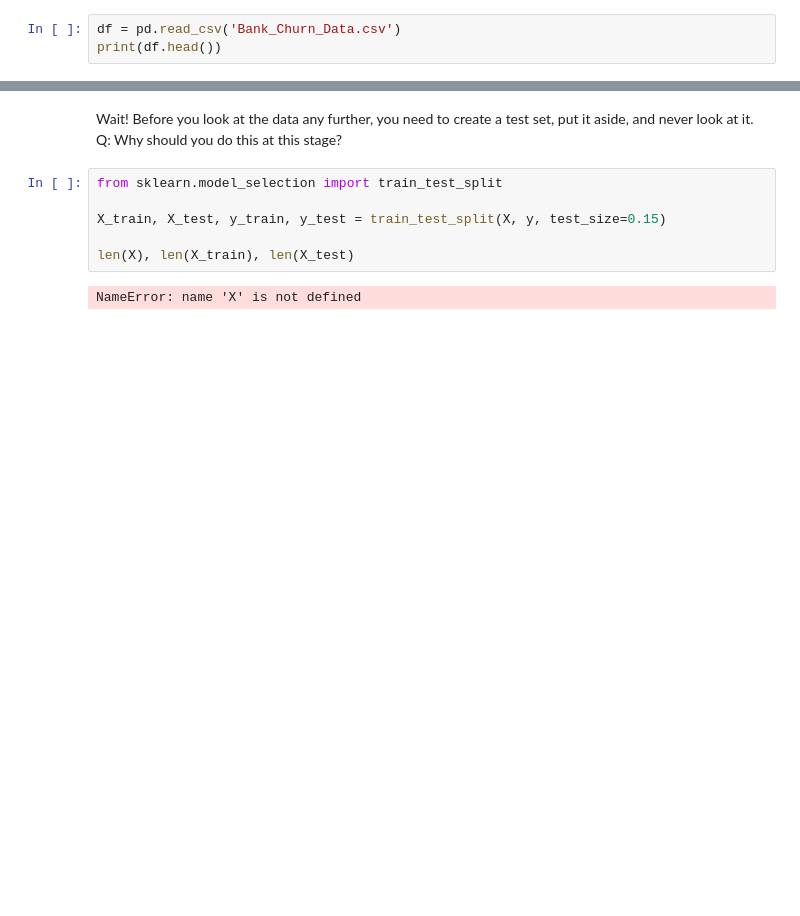
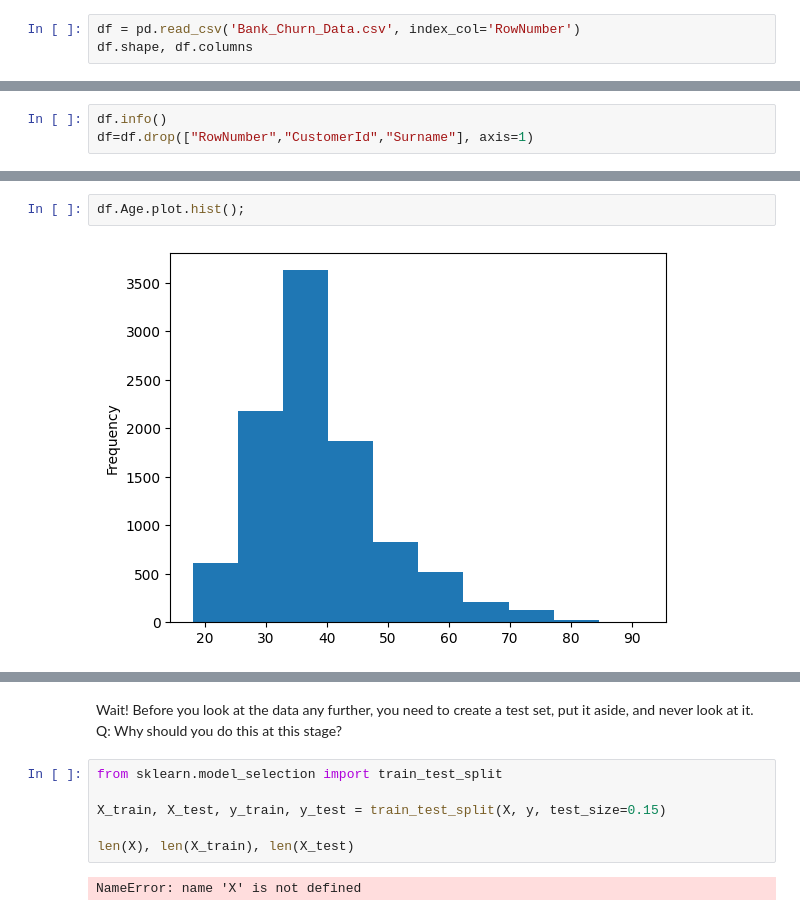
Before and after one commit to maxl-96/Case-Study-1-Project-1, a Jupyter notebook: notebook.ipynb, the cells around one changed output, grey strips where cells are left out. Cells and saved outputs as stored; diff of their text form; blank space fills up the shorter version.

```diff
--- a/notebook.ipynb
+++ b/notebook.ipynb
@@ -11,4 +21,4 @@ Aktueller Pfad: c:\Users\maxim\Desktop\Informatik - DSc\Case-Study-1-Project-1
 # %%
-df = pd.read_csv('Bank_Churn_Data.csv')
-print(df.head())
+df = pd.read_csv('Bank_Churn_Data.csv', index_col='RowNumber')
+df.shape, df.columns
 # %% [output]
@@ -54,0 +84,3 @@ memory usage: 1.1+ MB
+# %%
+df.info()
+df=df.drop(["RowNumber","CustomerId","Surname"], axis=1)
@@ -54,0 +109,4 @@ memory usage: 1.1+ MB
+# %%
+df.Age.plot.hist();
+# %% [output]
+[figure, added]
```
Also changed, not shown: parts of 15 cells of this notebook, 6 other files.
